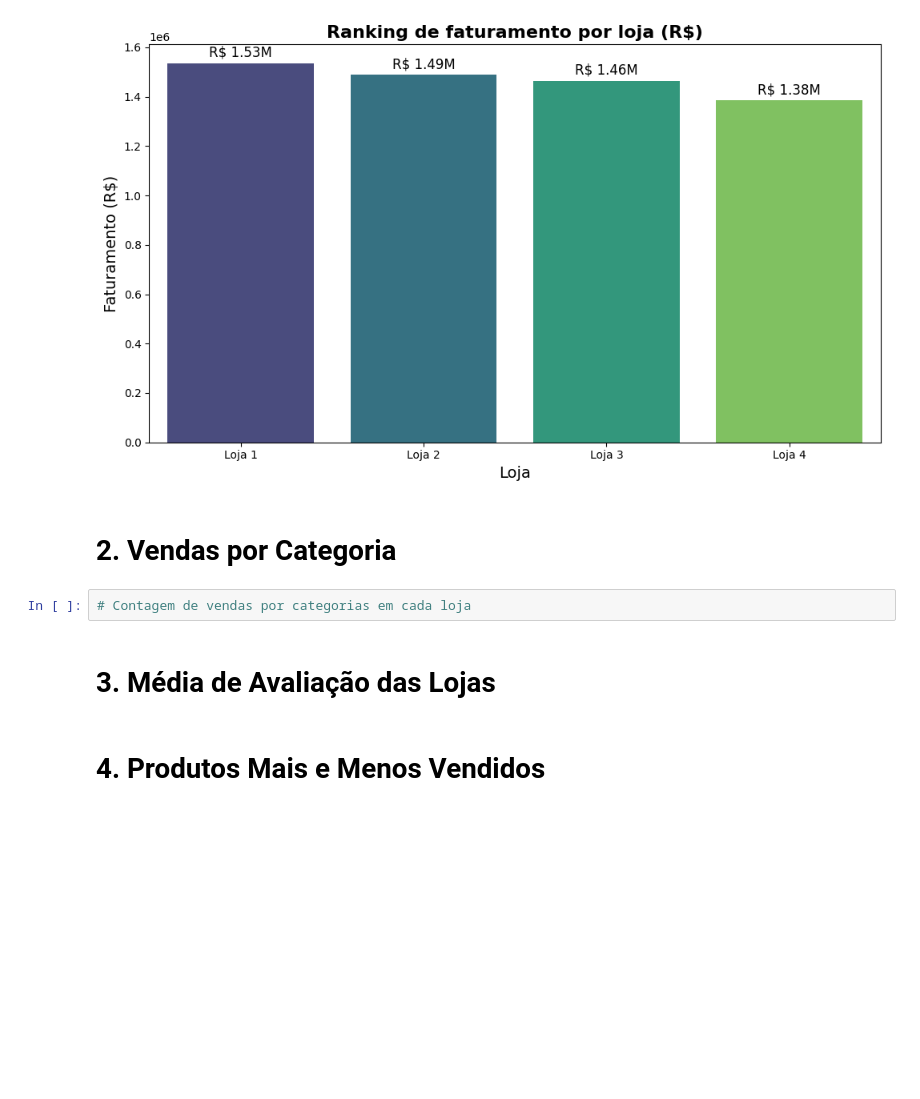
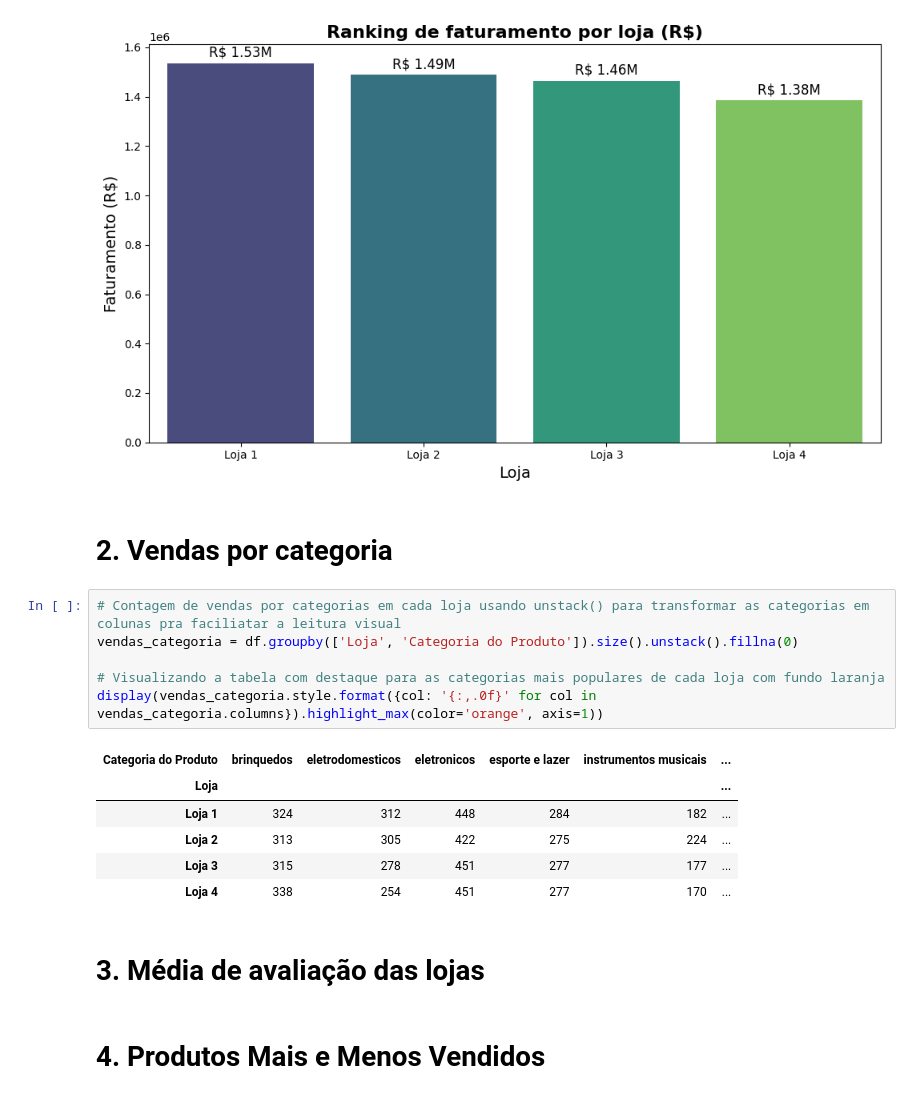
Before and after one commit to lidimoura/challenge1-data-science-Alura-Store, a Jupyter notebook: AluraStoreBrasil.ipynb, the cells around one changed output. Saved outputs shown, nothing was run; the diff lists cells and outputs as text; blank space fills up the shorter version.

Commit message:
Criado usando o Colab - Tratamento de dados, Faturamento total de cada loja, Vendas por categoria de cada loja

```diff
--- a/AluraStoreBrasil.ipynb
+++ b/AluraStoreBrasil.ipynb
@@ -250,11 +250,22 @@ plt.show()
 # %% [output]
 [figure]
 # %% [markdown]
-# 2. Vendas por Categoria
+# 2. Vendas por categoria
-# %%
-# Contagem de vendas por categorias em cada loja
+# %%
+# Contagem de vendas por categorias em cada loja usando unstack() para transformar as categorias em colunas pra faciliatar a leitura visual
+vendas_categoria = df.groupby(['Loja', 'Categoria do Produto']).size().unstack().fillna(0)
+
+# Visualizando a tabela com destaque para as categorias mais populares de cada loja com fundo laranja
+display(vendas_categoria.style.format({col: '{:,.0f}' for col in vendas_categoria.columns}).highlight_max(color='orange', axis=1))
+# %% [output]
+| Categoria do Produto | brinquedos | eletrodomesticos | eletronicos | esporte e lazer | instrumentos musicais | ... |
+| Loja |  |  |  |  |  | ... |
+| Loja 1 | 324 | 312 | 448 | 284 | 182 | ... |
+| Loja 2 | 313 | 305 | 422 | 275 | 224 | ... |
+| Loja 3 | 315 | 278 | 451 | 277 | 177 | ... |
+| Loja 4 | 338 | 254 | 451 | 277 | 170 | ... |
 # %% [markdown]
-# 3. Média de Avaliação das Lojas
+# 3. Média de avaliação das lojas
 # %% [markdown]
 # 4. Produtos Mais e Menos Vendidos
 # %% [markdown]
```
